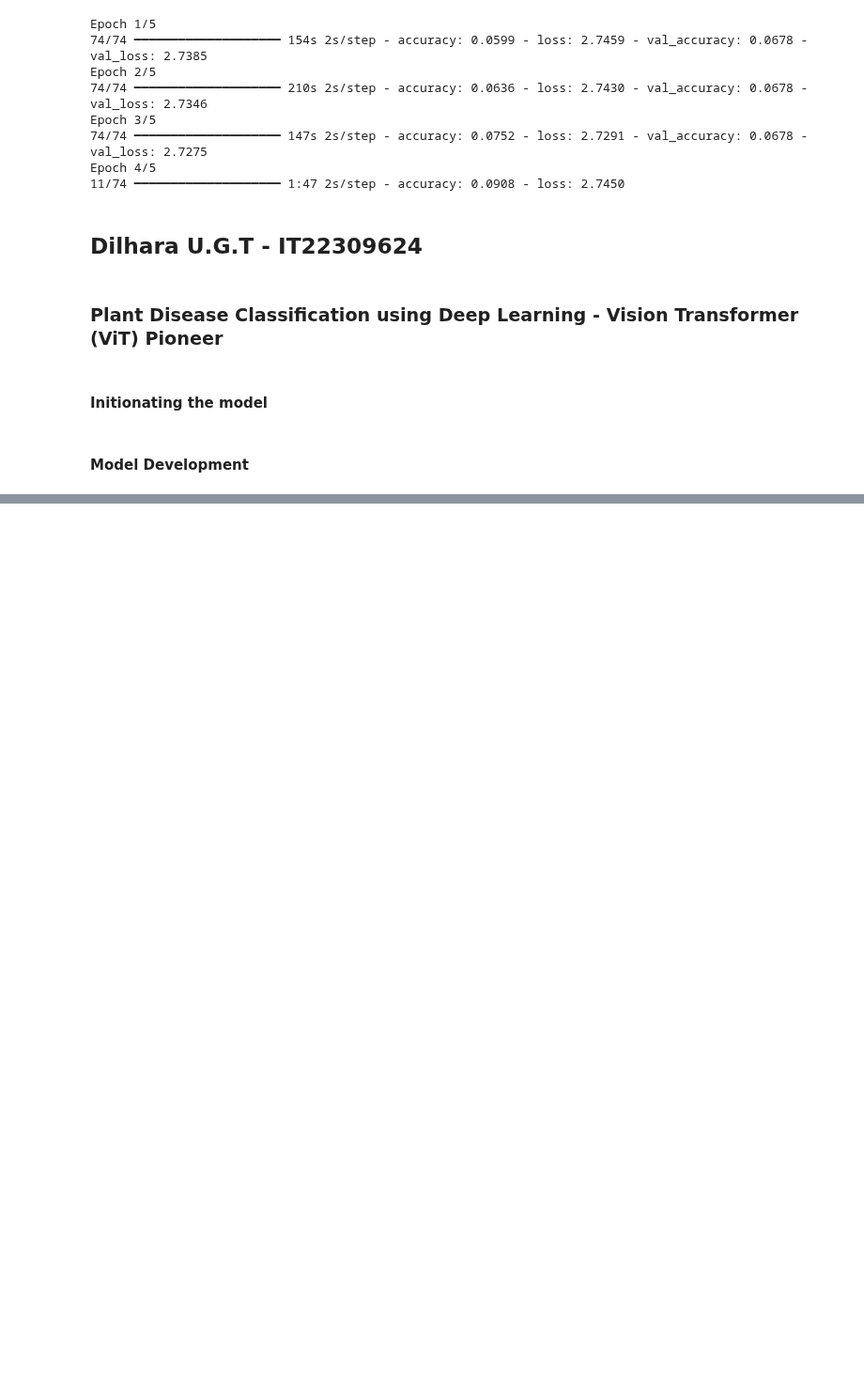
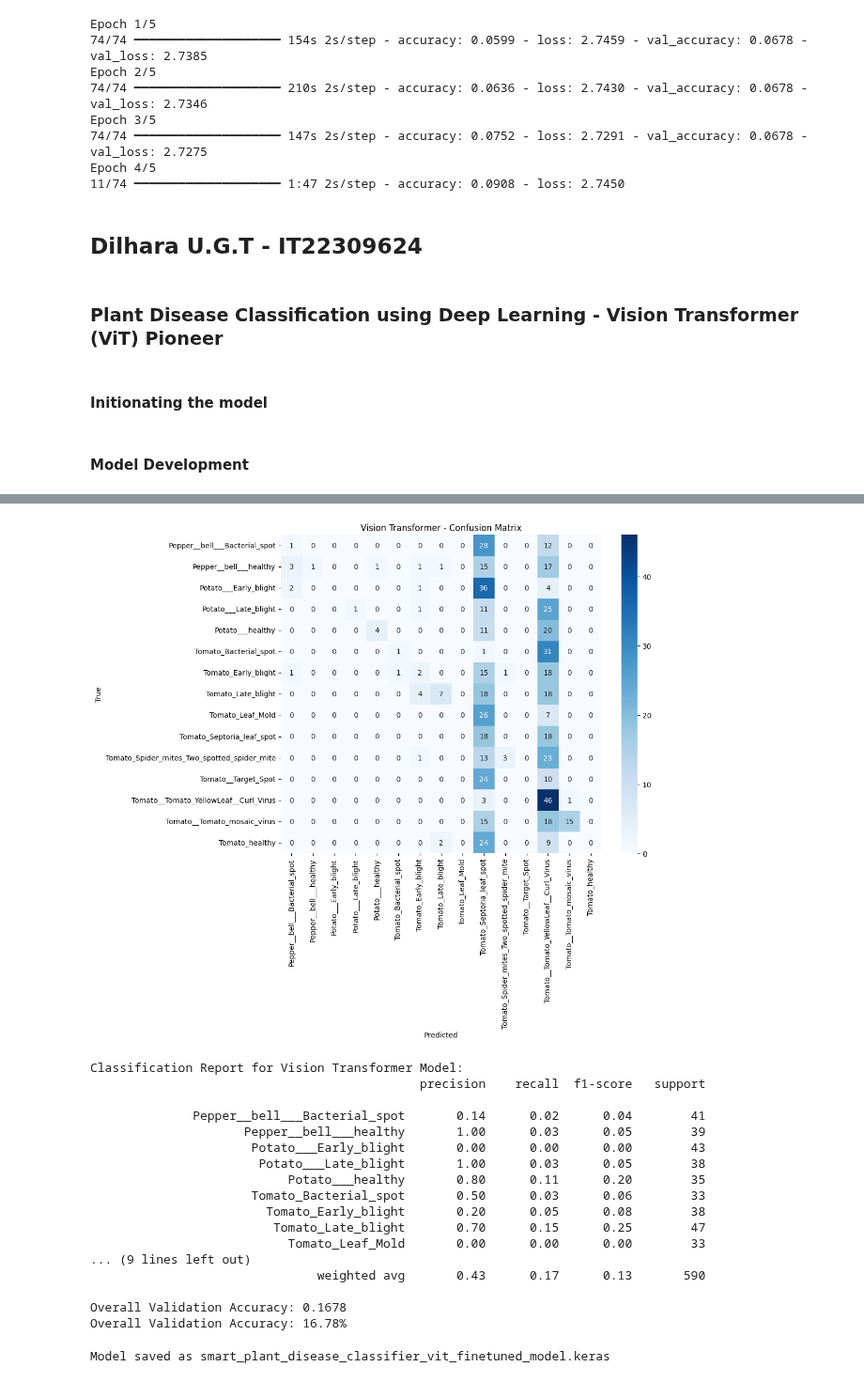
Before and after one commit to ChirathiSomadasa/Deep_Learning_Assignment, a Jupyter notebook: Deep_Learning_Assignment.ipynb, the cells around one changed output, grey strips where cells are left out. Shown at 94% size. Drawn from its saved outputs; the diff is of its cells as text; code cells hidden in the pictures; blank space fills up the shorter version.

```diff
--- a/Deep_Learning_Assignment.ipynb
+++ b/Deep_Learning_Assignment.ipynb
@@ -991,7 +1058,7 @@ reduce_lr = callbacks.ReduceLROnPlateau(
 history = vit_model.fit(
     train_ds,
     validation_data=val_ds,
-    epochs=20,
+    epochs=5,
     callbacks=[early_stop, reduce_lr],
     verbose=1
 )
@@ -1043,35 +1137,57 @@ import numpy as np
 import matplotlib.pyplot as plt
 from sklearn.metrics import classification_report, confusion_matrix
 import seaborn as sns
 
 # 1. Get predictions and true labels
 y_true = []
 y_pred = []
 
 for images, labels in val_ds:
     preds = vit_model.predict(images, verbose=0)
-    y_true.extend(np.argmax(labels.numpy(), axis=1))
+    # If labels are integer class indices:
+    y_true.extend(labels.numpy())  # No argmax needed
     y_pred.extend(np.argmax(preds, axis=1))
 
 # 2. Confusion Matrix
 cm = confusion_matrix(y_true, y_pred)
 plt.figure(figsize=(10, 8))
 sns.heatmap(cm, annot=True, fmt='d', cmap='Blues', xticklabels=class_names, yticklabels=class_names)
 plt.xlabel('Predicted')
 plt.ylabel('True')
 plt.title('Vision Transformer - Confusion Matrix')
 plt.show()
 
 # 3. Classification Report
 print("Classification Report for Vision Transformer Model:")
 print(classification_report(y_true, y_pred, target_names=class_names, zero_division=0))
 
 # 4. Overall Accuracy
 from sklearn.metrics import accuracy_score
 acc = accuracy_score(y_true, y_pred)
 print(f"Overall Validation Accuracy: {acc:.4f}")
 print(f"Overall Validation Accuracy: {acc * 100:.2f}%")
+# %% [output]
+[figure, added]
+Classification Report for Vision Transformer Model:
+                                             precision    recall  f1-score   support
+
+              Pepper__bell___Bacterial_spot       0.14      0.02      0.04        41
+                     Pepper__bell___healthy       1.00      0.03      0.05        39
+                      Potato___Early_blight       0.00      0.00      0.00        43
+                       Potato___Late_blight       1.00      0.03      0.05        38
+                           Potato___healthy       0.80      0.11      0.20        35
+                      Tomato_Bacterial_spot       0.50      0.03      0.06        33
+                        Tomato_Early_blight       0.20      0.05      0.08        38
+                         Tomato_Late_blight       0.70      0.15      0.25        47
+                           Tomato_Leaf_Mold       0.00      0.00      0.00        33
+... (9 lines left out)
+                               weighted avg       0.43      0.17      0.13       590
+
+Overall Validation Accuracy: 0.1678
+Overall Validation Accuracy: 16.78%
 # %%
 # Save the entire model (architecture + weights + training config)
 vit_model.save("smart_plant_disease_classifier_vit_finetuned_model.keras")
 print("Model saved as smart_plant_disease_classifier_vit_finetuned_model.keras")
+# %% [output]
+Model saved as smart_plant_disease_classifier_vit_finetuned_model.keras
```
Also changed, not shown: parts of 9 cells of this notebook.
